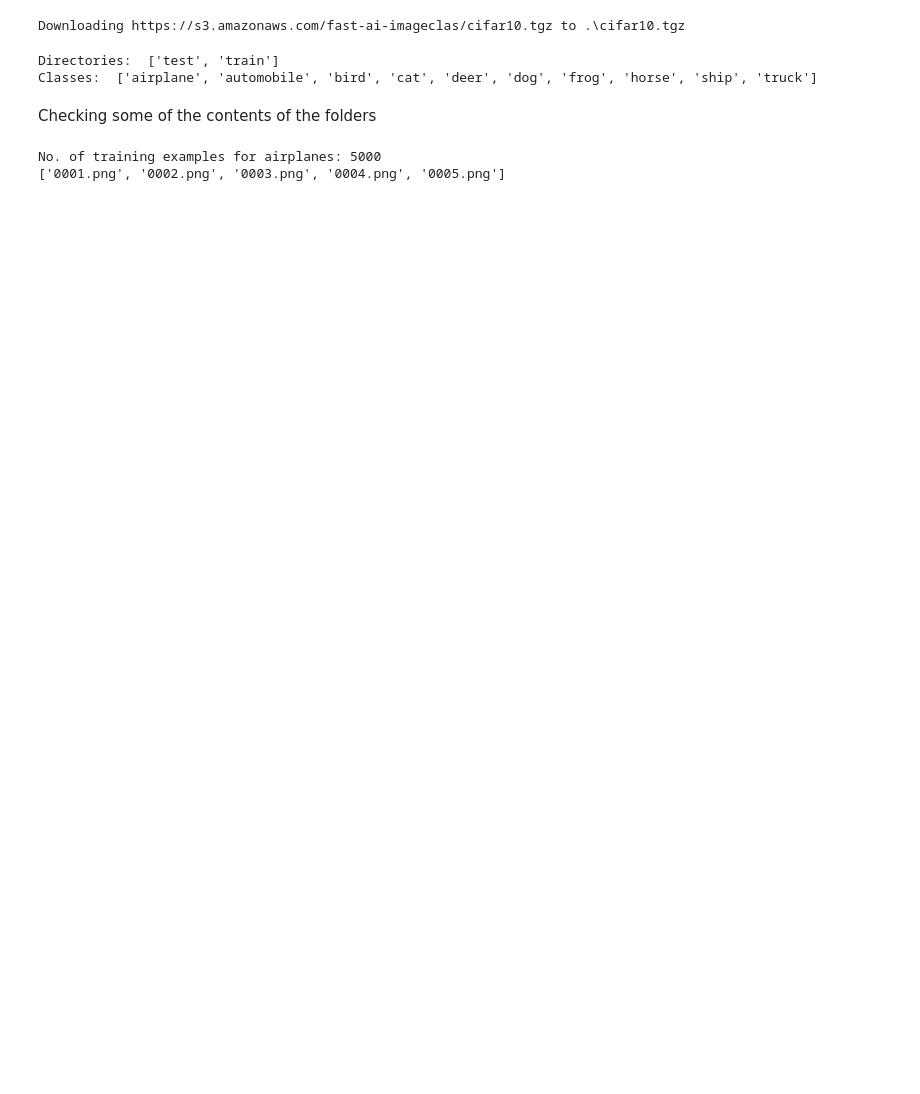
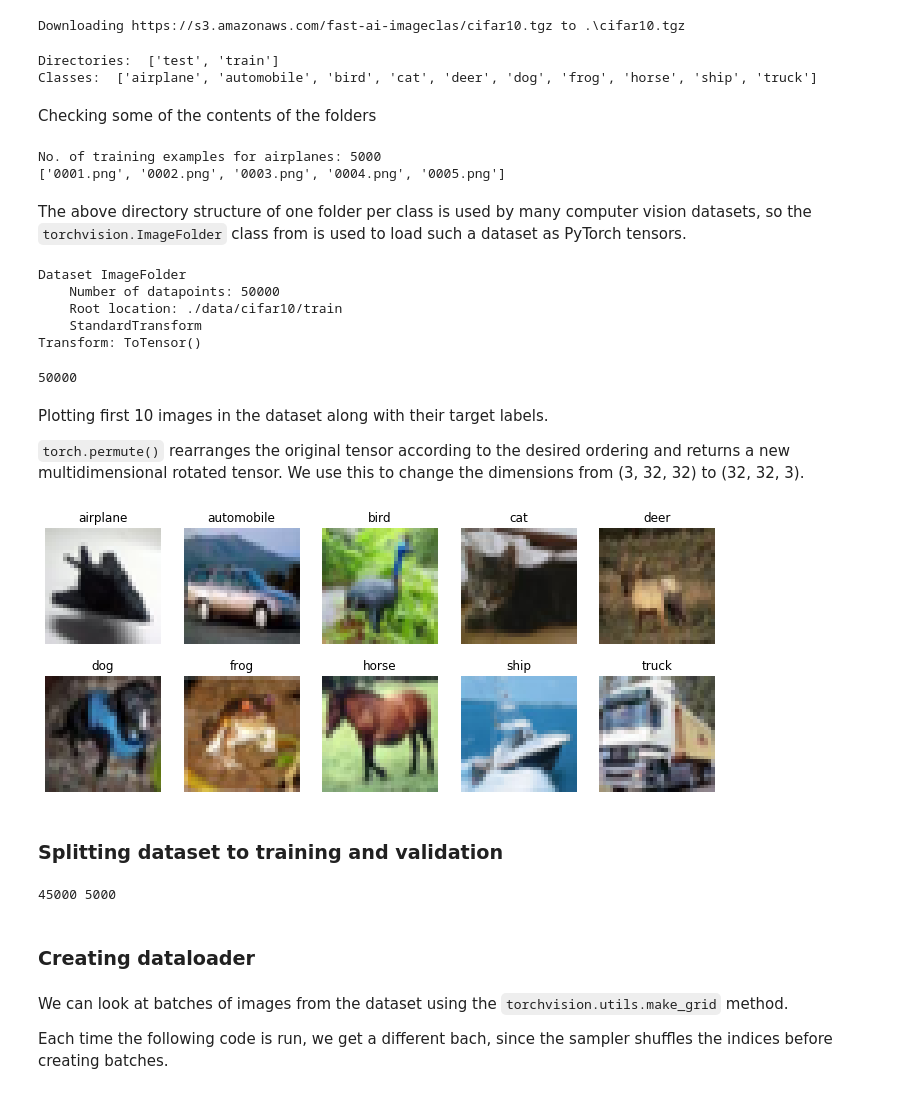
Before and after one commit to AnirbanMukherjeeXD/pytorch-lessons, a Jupyter notebook: 6_image_classification_on_CIFAR10_using_cnn_GPU.ipynb, the cells around one changed output. Drawn from its saved outputs; the diff is of its cells as text; code cells hidden in the pictures; blank space fills up the shorter version.

Commit message:
Update 6_image_classification_on_CIFAR10_using_cnn_GPU.ipynb
Added main model

````diff
--- a/6_image_classification_on_CIFAR10_using_cnn_GPU.ipynb
+++ b/6_image_classification_on_CIFAR10_using_cnn_GPU.ipynb
@@ -42,3 +44,33 @@ print(airplane_files[:5])
 # %% [output]
 No. of training examples for airplanes: 5000
 ['0001.png', '0002.png', '0003.png', '0004.png', '0005.png']
+# %% [markdown]
+The above directory structure of one folder per class is used by many computer vision datasets, so the `torchvision.ImageFolder` class from  is used to load such a dataset as PyTorch tensors.
+# %%
+dataset = ImageFolder(data_dir+'/train', transform=transforms.ToTensor())
+dataset
+# %% [output]
+Dataset ImageFolder
+    Number of datapoints: 50000
+    Root location: ./data/cifar10/train
+    StandardTransform
+Transform: ToTensor()
+# %%
+len(dataset)
+# %% [output]
+50000
+# %% [markdown]
+Plotting first 10 images in the dataset along with their target labels.
+
+```torch.permute()``` rearranges the original tensor according to the desired ordering and returns a new multidimensional rotated tensor. We use this to change the dimensions from (3, 32, 32) to (32, 32, 3).
+# %%
+fig, axes = plt.subplots(2, 5, figsize=(12,5))
+
+for i in range(10):
+    axes[i//5, i%5].imshow(dataset[i*5000][0].permute(1, 2, 0))
+    axes[i//5, i%5].set_title(dataset.classes[dataset[i*5000][1]])
+    axes[i//5, i%5].axis("off")
+# %% [output]
+[figure, added]
+# %% [markdown]
+### Splitting dataset to training and validation
@@ -44,0 +82,8 @@ No. of training examples for airplanes: 5000
+# %%
+train_set, val_set = random_split(dataset, [train_size, val_size])
+
+print(len(train_set), len(val_set))
+# %% [output]
+45000 5000
+# %% [markdown]
+### Creating dataloader
@@ -44,0 +95,4 @@ No. of training examples for airplanes: 5000
+# %% [markdown]
+We can look at batches of images from the dataset using the `torchvision.utils.make_grid` method.
+
+Each time the following code is run, we get a different bach, since the sampler shuffles the indices before creating batches.
````
Also changed, not shown: parts of 51 cells of this notebook.
